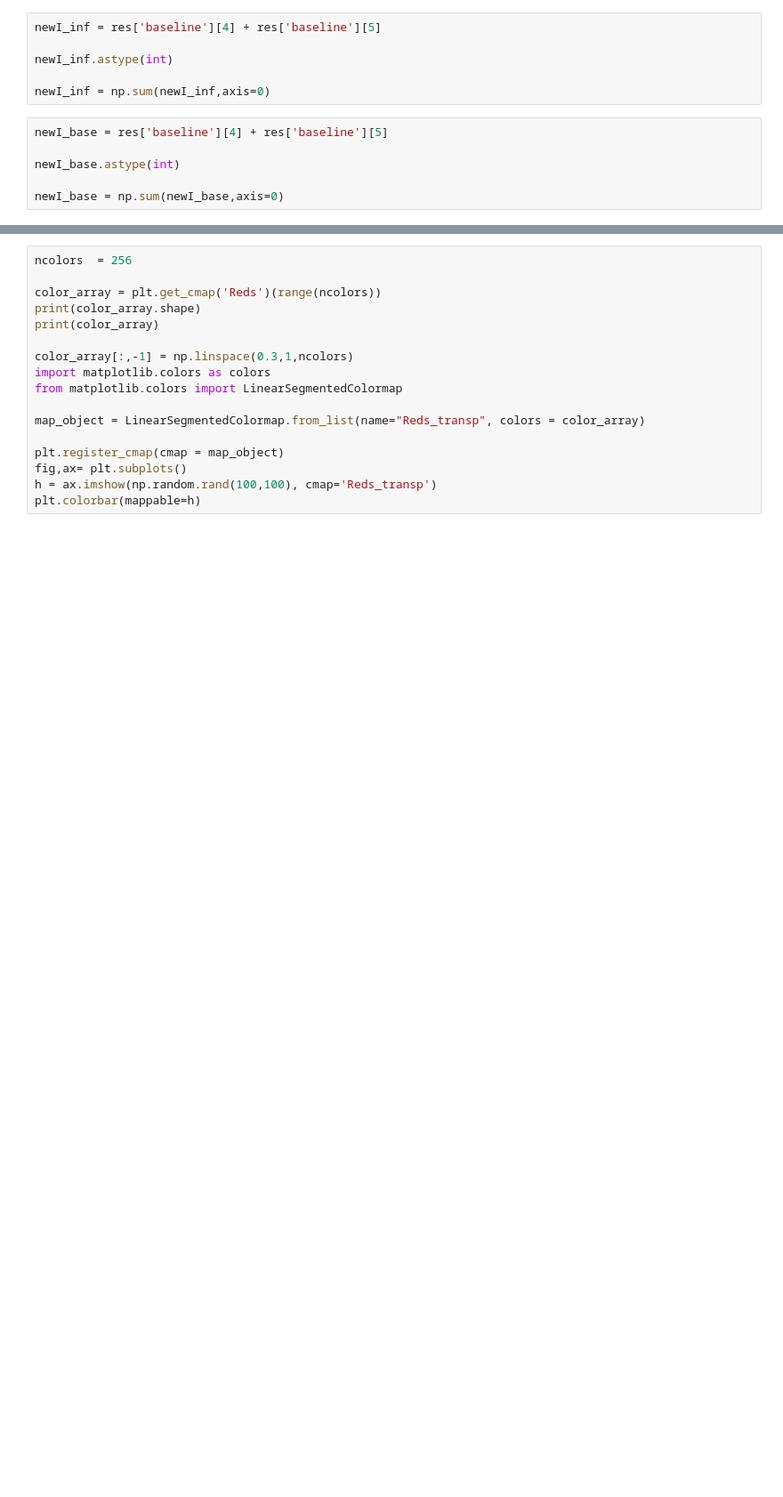
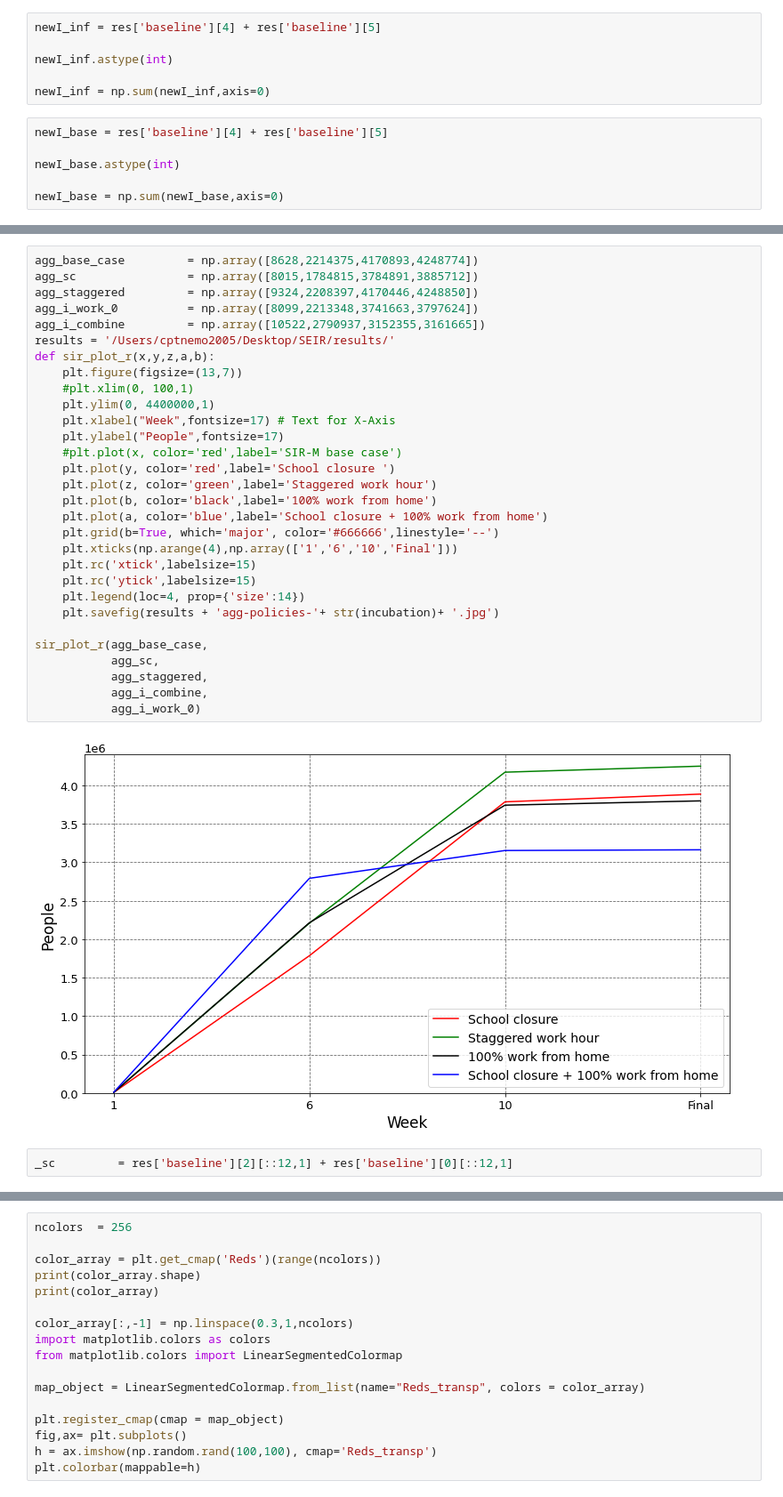
Before and after one commit to captainnemo2005/compartmentmodel, a Jupyter notebook: GoldenModel.ipynb, the cells around one changed output, grey strips where cells are left out. Shown at 89% size. Saved outputs shown, nothing was run; the diff lists cells and outputs as text; blank space fills up the shorter version.

```diff
--- a/GoldenModel.ipynb
+++ b/GoldenModel.ipynb
@@ -172,0 +180,34 @@ plt.show()
+# %%
+agg_base_case         = np.array([8628,2214375,4170893,4248774])
+agg_sc                = np.array([8015,1784815,3784891,3885712])
+agg_staggered         = np.array([9324,2208397,4170446,4248850])
+agg_i_work_0          = np.array([8099,2213348,3741663,3797624])
+agg_i_combine         = np.array([10522,2790937,3152355,3161665])
+results = '/Users/cptnemo2005/Desktop/SEIR/results/'
+def sir_plot_r(x,y,z,a,b):
+    plt.figure(figsize=(13,7))
+    #plt.xlim(0, 100,1)
+    plt.ylim(0, 4400000,1)
+    plt.xlabel("Week",fontsize=17) # Text for X-Axis
+    plt.ylabel("People",fontsize=17)
+    #plt.plot(x, color='red',label='SIR-M base case')
+    plt.plot(y, color='red',label='School closure ')
+    plt.plot(z, color='green',label='Staggered work hour')
+    plt.plot(b, color='black',label='100% work from home')
+    plt.plot(a, color='blue',label='School closure + 100% work from home')
+    plt.grid(b=True, which='major', color='#666666',linestyle='--')
+    plt.xticks(np.arange(4),np.array(['1','6','10','Final']))
+    plt.rc('xtick',labelsize=15)
+    plt.rc('ytick',labelsize=15)
+    plt.legend(loc=4, prop={'size':14})
+    plt.savefig(results + 'agg-policies-'+ str(incubation)+ '.jpg')
+
+sir_plot_r(agg_base_case,
+           agg_sc,
+           agg_staggered,
+           agg_i_combine,
+           agg_i_work_0)
+# %% [output]
+[figure, added]
+# %%
+_sc         = res['baseline'][2][::12,1] + res['baseline'][0][::12,1]
```
Also changed, not shown: parts of 26 cells of this notebook, 29 other files.
